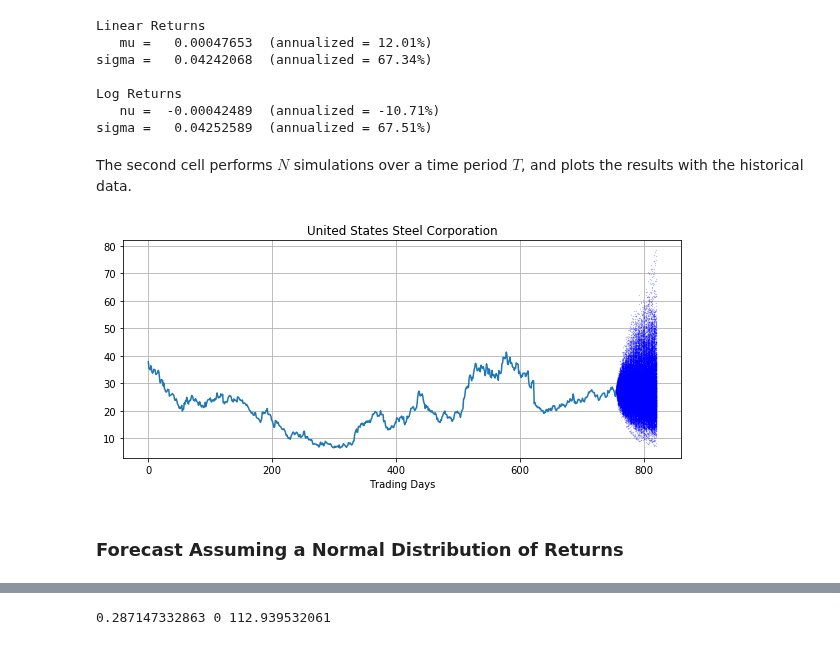
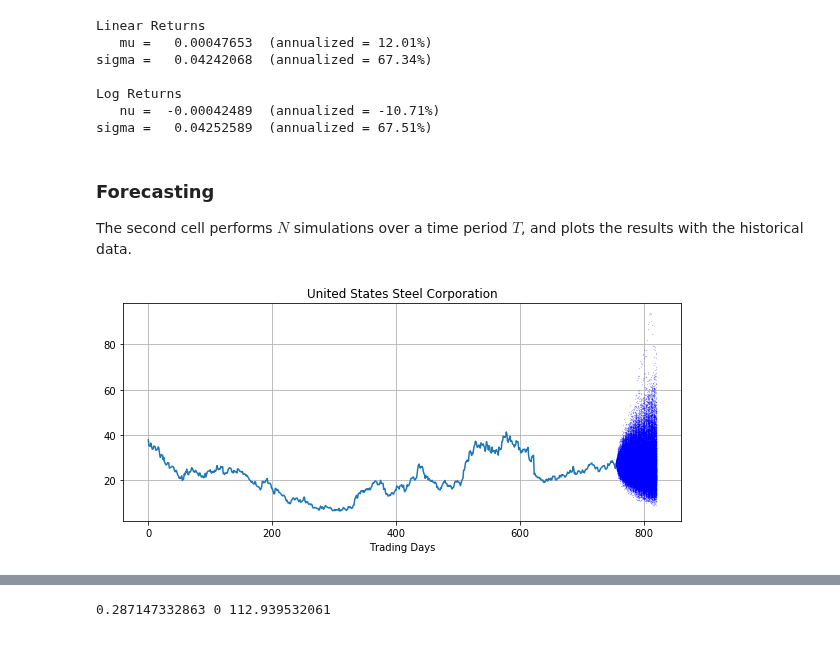
Before and after one commit to jckantor/CBE40455, a Jupyter notebook: notebooks/Geometric Brownian Motion.ipynb, the cells around one changed output, grey strips where cells are left out. Saved outputs shown, nothing was run; the diff lists cells and outputs as text; code cells hidden in the pictures.

Commit message:
simplify simulation, add histogram

```diff
--- a/notebooks/Geometric Brownian Motion.ipynb
+++ b/notebooks/Geometric Brownian Motion.ipynb
@@ -274,34 +273,35 @@ Log Returns
    nu =  -0.00042489  (annualized = -10.71%)
 sigma =   0.04252589  (annualized = 67.51%)
 # %% [markdown]
+### Forecasting
+
 The second cell performs $N$ simulations over a time period $T$, and plots the results with the historical data.
 # %%
 from scipy.stats import norm
 
 N = 1000
 T = 63
 dt = 1
 
 plt.figure(figsize=(10,4))
 plt.plot(S.values)
 plt.title(get_symbol(symbol))
 plt.xlabel('Trading Days')
 
+Slog = []  # log of final values
 for n in range(0,N):
     P = S[-1]       # returns the last price in the sequence
     k = len(S)
     Plog = []
-    klog = []
-    for t in range(0,T):
+    tlog = []
+    for t in range(len(S)+1,len(S)+T+1):
         Z = norm.rvs()
         P += P*(mu*dt + sigma*np.sqrt(dt)*Z)
-        k += 1
         Plog.append(P)
-        klog.append(k)
-    plt.plot(klog,Plog,'b.',ms=0.4,alpha=0.5)
+        tlog.append(t)
+    plt.plot(tlog,Plog,'b.',ms=0.4,alpha=0.5)
+    Slog.append(P)
 
 plt.grid()
 # %% [output]
-[figure, old version]
+[figure, new version]
-# %% [markdown]
-### Forecast Assuming a Normal Distribution of Returns
```
Also changed, not shown: parts of 3 cells of this notebook.
